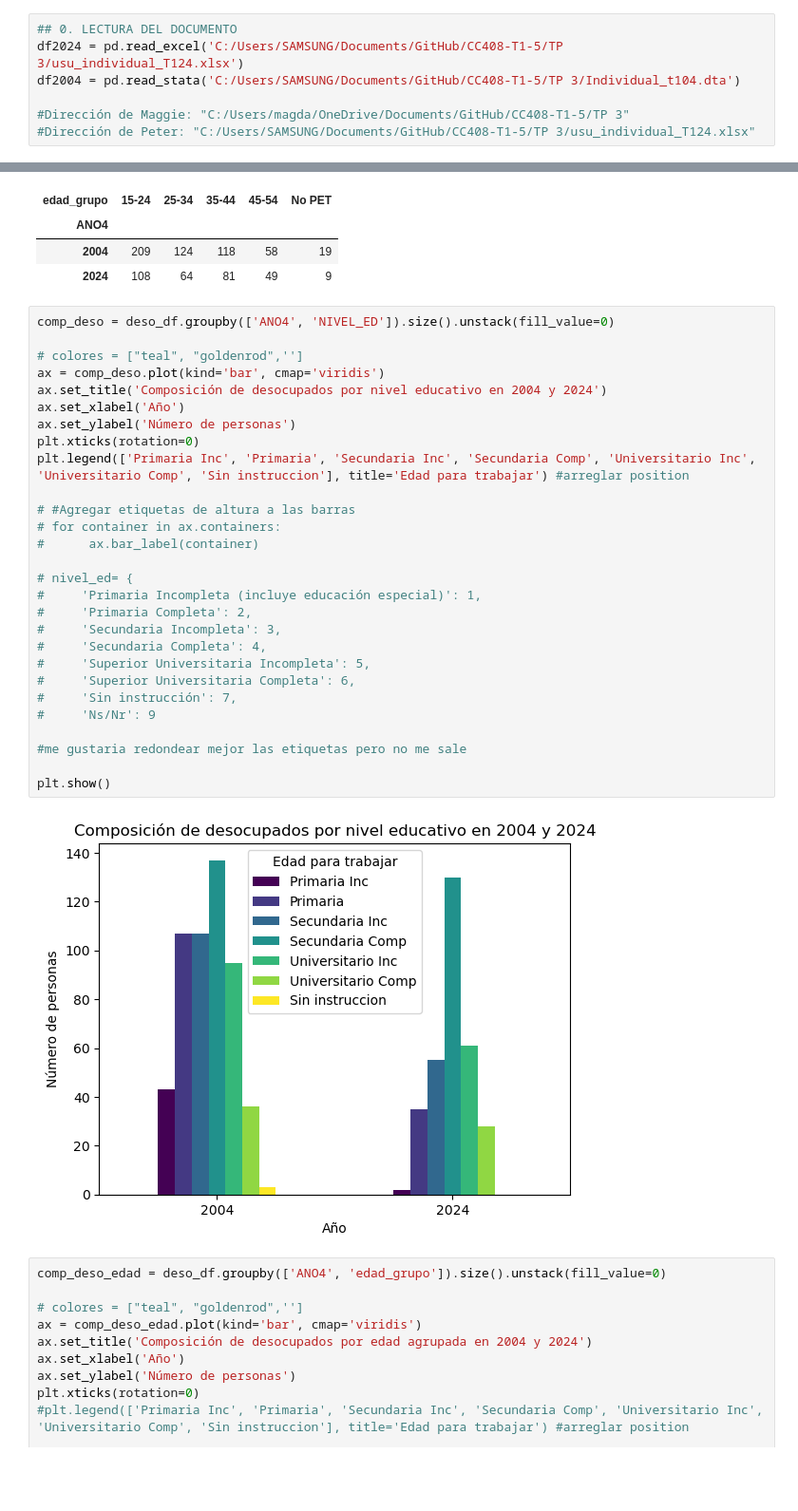
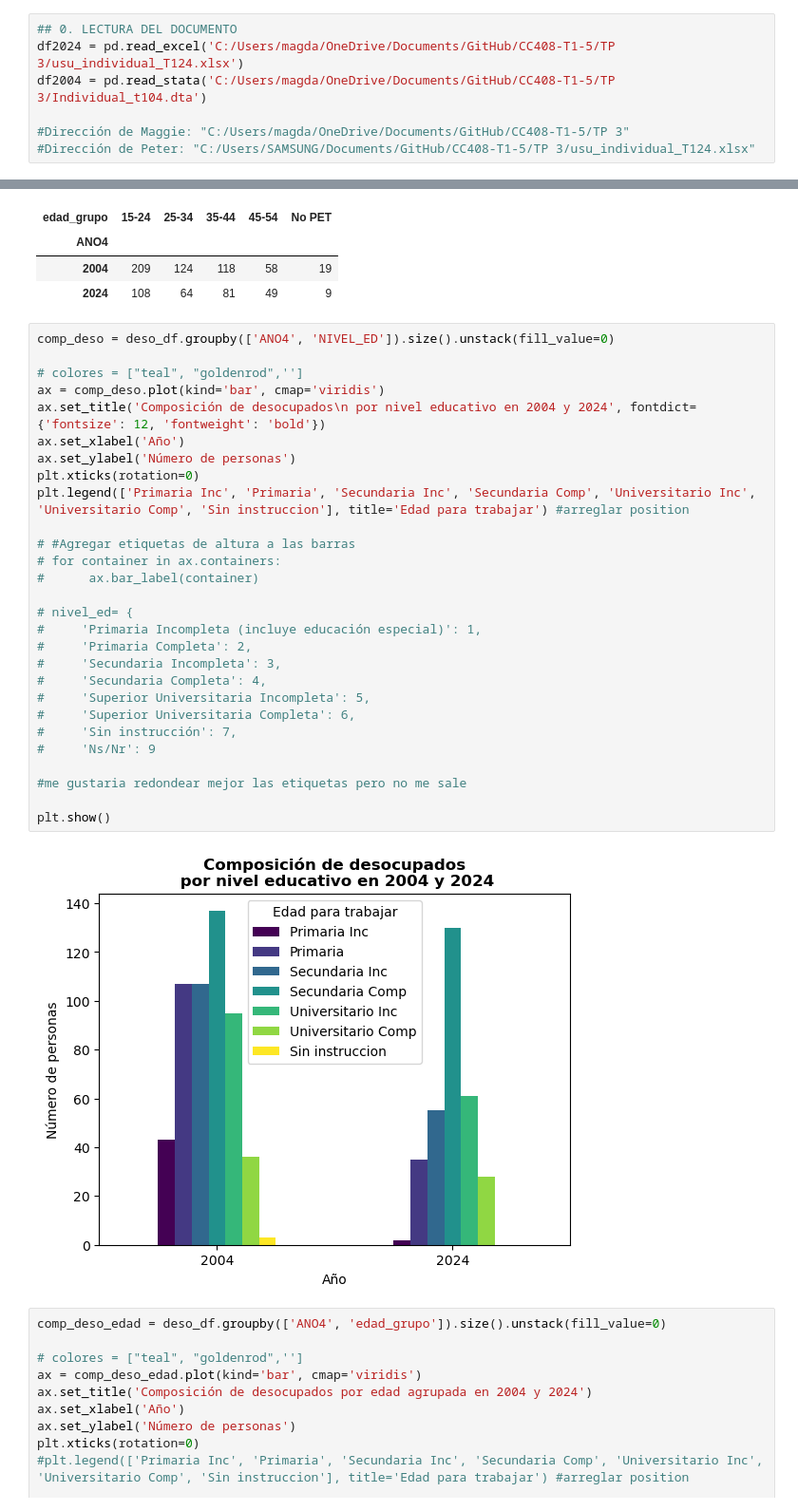
Before and after one commit to maggiecobb/CC408-T1-5, a Jupyter notebook: TP 3/Tp3.ipynb, the cells around one changed output, grey strips where cells are left out. Shown at 95% size. Saved outputs shown, nothing was run; the diff lists cells and outputs as text; blank space fills up the shorter version.

```diff
--- a/TP 3/Tp3.ipynb
+++ b/TP 3/Tp3.ipynb
@@ -36,8 +36,8 @@ from sklearn.neighbors import KNeighborsClassifier
 #### Lectura del documento
 # %%
 ## 0. LECTURA DEL DOCUMENTO
-df2024 = pd.read_excel('C:/Users/SAMSUNG/Documents/GitHub/CC408-T1-5/TP 3/usu_individual_T124.xlsx')
-df2004 = pd.read_stata('C:/Users/SAMSUNG/Documents/GitHub/CC408-T1-5/TP 3/Individual_t104.dta')
+df2024 = pd.read_excel('C:/Users/magda/OneDrive/Documents/GitHub/CC408-T1-5/TP 3/usu_individual_T124.xlsx')
+df2004 = pd.read_stata('C:/Users/magda/OneDrive/Documents/GitHub/CC408-T1-5/TP 3/Individual_t104.dta')
 
 #Dirección de Maggie: "C:/Users/magda/OneDrive/Documents/GitHub/CC408-T1-5/TP 3"
 #Dirección de Peter: "C:/Users/SAMSUNG/Documents/GitHub/CC408-T1-5/TP 3/usu_individual_T124.xlsx"
@@ -903,33 +902,33 @@ deso_df.groupby(['ANO4', 'edad_grupo']).size().unstack(fill_value=0)
 # %%
 comp_deso = deso_df.groupby(['ANO4', 'NIVEL_ED']).size().unstack(fill_value=0)
 
 # colores = ["teal", "goldenrod",'']
 ax = comp_deso.plot(kind='bar', cmap='viridis')
-ax.set_title('Composición de desocupados por nivel educativo en 2004 y 2024')
+ax.set_title('Composición de desocupados\n por nivel educativo en 2004 y 2024', fontdict={'fontsize': 12, 'fontweight': 'bold'})
 ax.set_xlabel('Año')
 ax.set_ylabel('Número de personas')
 plt.xticks(rotation=0)
 plt.legend(['Primaria Inc', 'Primaria', 'Secundaria Inc', 'Secundaria Comp', 'Universitario Inc', 'Universitario Comp', 'Sin instruccion'], title='Edad para trabajar') #arreglar position
 
 # #Agregar etiquetas de altura a las barras
 # for container in ax.containers:
 #      ax.bar_label(container)
 
 # nivel_ed= {
 #     'Primaria Incompleta (incluye educación especial)': 1,
 #     'Primaria Completa': 2,
 #     'Secundaria Incompleta': 3,
 #     'Secundaria Completa': 4,
 #     'Superior Universitaria Incompleta': 5,
 #     'Superior Universitaria Completa': 6,
 #     'Sin instrucción': 7,
 #     'Ns/Nr': 9
 
 #me gustaria redondear mejor las etiquetas pero no me sale
 
 plt.show()
 # %% [output]
-[figure, old version]
+[figure, new version]
 # %%
 comp_deso_edad = deso_df.groupby(['ANO4', 'edad_grupo']).size().unstack(fill_value=0)
 
```
Also changed, not shown: parts of 35 cells of this notebook.
